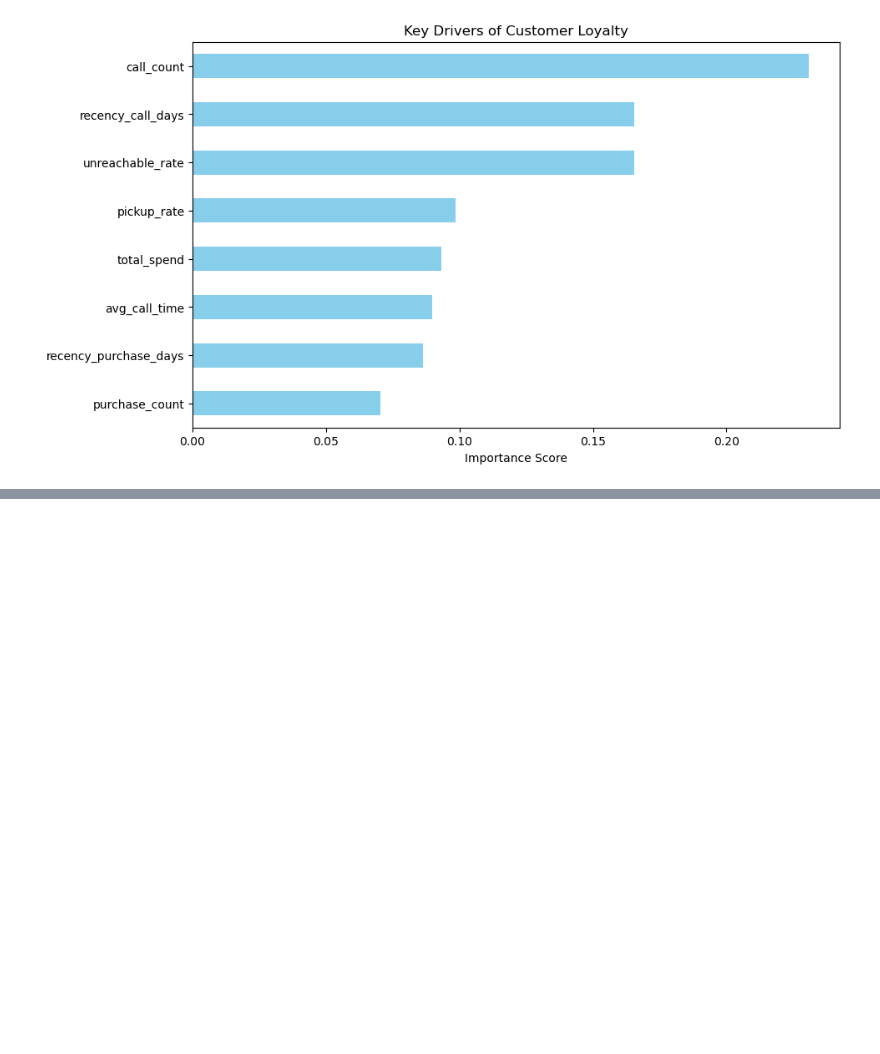
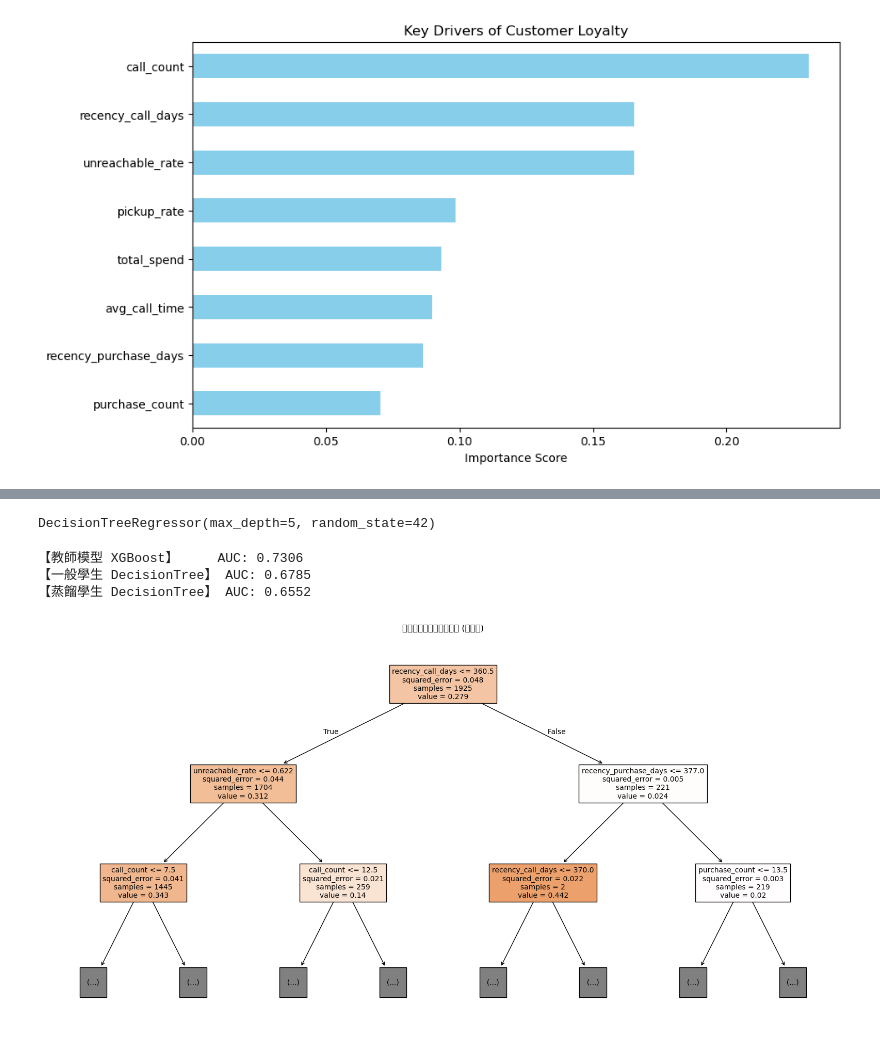
Before and after one commit to 2002hannah/DataMining, a Jupyter notebook: DataFrame.ipynb, the cells around one changed output, grey strips where cells are left out. Cells and saved outputs as stored; diff of their text form; code cells hidden in the pictures; blank space fills up the shorter version.

```diff
--- a/DataFrame.ipynb
+++ b/DataFrame.ipynb
@@ -351,0 +428,66 @@ plt.show()
+# %%
+# 取得教師模型（XGBoost）對訓練集的預測機率
+teacher_train_probs = model.predict_proba(X_train)[:, 1]
+# %%
+from sklearn.tree import DecisionTreeClassifier, DecisionTreeRegressor
+from sklearn.metrics import roc_auc_score
+
+# --- 實驗 A：一般學生 (直接學習原始標籤 0/1) ---
+# 使用 Classifier，因為目標是類別
+student_simple = DecisionTreeClassifier(max_depth=5, random_state=42)
+student_simple.fit(X_train, y_train)
+
+# --- 實驗 B：蒸餾學生 (學習教師的預測機率) ---
+# 使用 Regressor，因為教師給的機率是連續數值 (0.0 ~ 1.0)
+student_distilled = DecisionTreeRegressor(max_depth=5, random_state=42)
+student_distilled.fit(X_train, teacher_train_probs)
+# %% [output]
+DecisionTreeRegressor(max_depth=5, random_state=42)
+# %%
+import numpy as np
+from sklearn.metrics import roc_auc_score
+
+# --- 1. 取得預測機率 ---
+# 確保教師與一般學生都只取第二欄 [:, 1]
+prob_teacher = model.predict_proba(X_test)[:, 1]
+prob_student_simple = student_simple.predict_proba(X_test)[:, 1]
+prob_student_distilled = student_distilled.predict(X_test) # Regressor 直接輸出
+
+# --- 2. 資料強制清洗 (解決 ValueError 的核心) ---
+# 強制 y_test 轉為 numpy array 並過濾掉任何非 0/1 的值
+# 假設成交是 1，其餘皆為 0
+y_test_clean = np.where(y_test.values == 1, 1, 0)
+
+# --- 3. 計算 AUC 分數 ---
+try:
+    auc_teacher = roc_auc_score(y_test_clean, prob_teacher)
+    auc_student_simple = roc_auc_score(y_test_clean, prob_student_simple)
+    auc_student_distilled = roc_auc_score(y_test_clean, prob_student_distilled)
+
+    print(f"【教師模型 XGBoost】     AUC: {auc_teacher:.4f}")
+    print(f"【一般學生 DecisionTree】 AUC: {auc_student_simple:.4f}")
+    print(f"【蒸餾學生 DecisionTree】 AUC: {auc_student_distilled:.4f}")
+
+except Exception as e:
+    print(f"❌ 錯誤訊息: {e}")
+    # 如果還是錯，印出數據狀態診斷
+    print(f"y_test 獨特值: {np.unique(y_test_clean)}")
+    print(f"教師預測維度: {prob_teacher.shape}")
+# %% [output]
+【教師模型 XGBoost】     AUC: 0.7306
+【一般學生 DecisionTree】 AUC: 0.6785
+【蒸餾學生 DecisionTree】 AUC: 0.6552
+# %%
+from sklearn.tree import plot_tree
+
+plt.figure(figsize=(20, 10))
+# 畫出蒸餾學生的決策邏輯
+plot_tree(student_distilled,
+          feature_names=X.columns,
+          filled=True,
+          max_depth=2,
+          fontsize=10)
+plt.title("蒸餾學生模型的決策邏輯 (前兩層)")
+plt.show()
+# %% [output]
+[figure, added]
```
Also changed, not shown: parts of 2 cells of this notebook.
